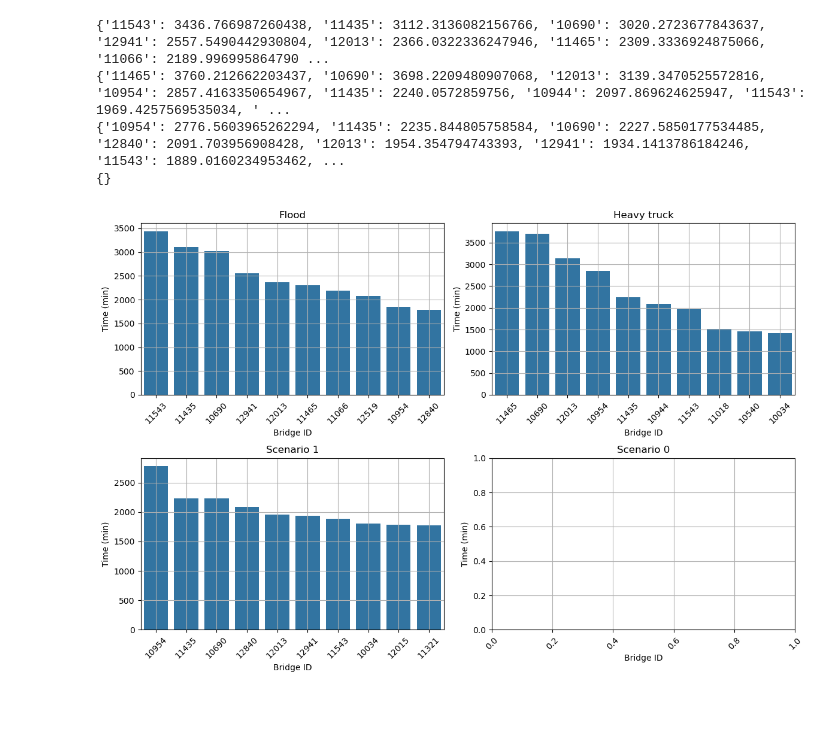
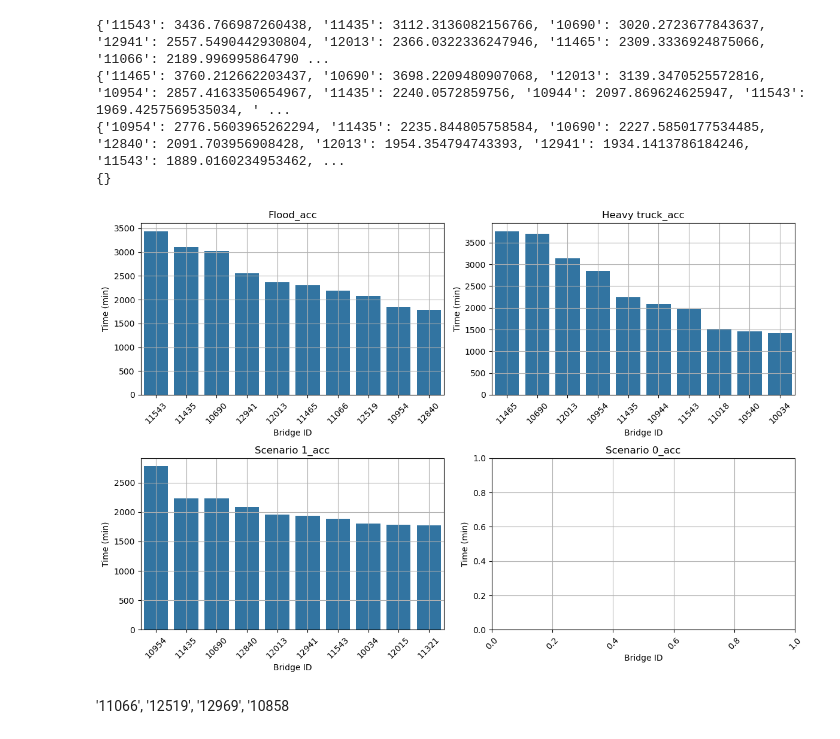
Before and after one commit to daniela1998/Advanced-Simulation-Assignments, a Jupyter notebook: Assignment 4/EPA1352-G16-A4-data scraping/notebook/Vulnerability analyses.ipynb, the cells around one changed output. Saved outputs shown, nothing was run; the diff lists cells and outputs as text; code cells hidden in the pictures; blank space fills up the shorter version.

```diff
--- a/Assignment 4/EPA1352-G16-A4-data scraping/notebook/Vulnerability analyses.ipynb
+++ b/Assignment 4/EPA1352-G16-A4-data scraping/notebook/Vulnerability analyses.ipynb
@@ -222,9 +231,11 @@ print(zero_accumulation)
 {'10954': 2776.5603965262294, '11435': 2235.844805758584, '10690': 2227.5850177534485, '12840': 2091.703956908428, '12013': 1954.354794743393, '12941': 1934.1413786184246, '11543': 1889.0160234953462, ...
 {}
 # %%
-titles = ['Flood', 'Heavy truck', 'Scenario 1', 'Scenario 0']
+titles = ['Flood_acc', 'Heavy truck_acc', 'Scenario 1_acc', 'Scenario 0_acc']
 
 # Call the function
 plot_top_10_avg_delay_4([flood_accumulation, ht_accumulation, one_accumulation, zero_accumulation], titles)
 # %% [output]
-[figure, old version]
+[figure, new version]
+# %% [markdown]
+'11066', '12519', '12969', '10858
```
Also changed, not shown: parts of 3 cells of this notebook, 1 other file.
